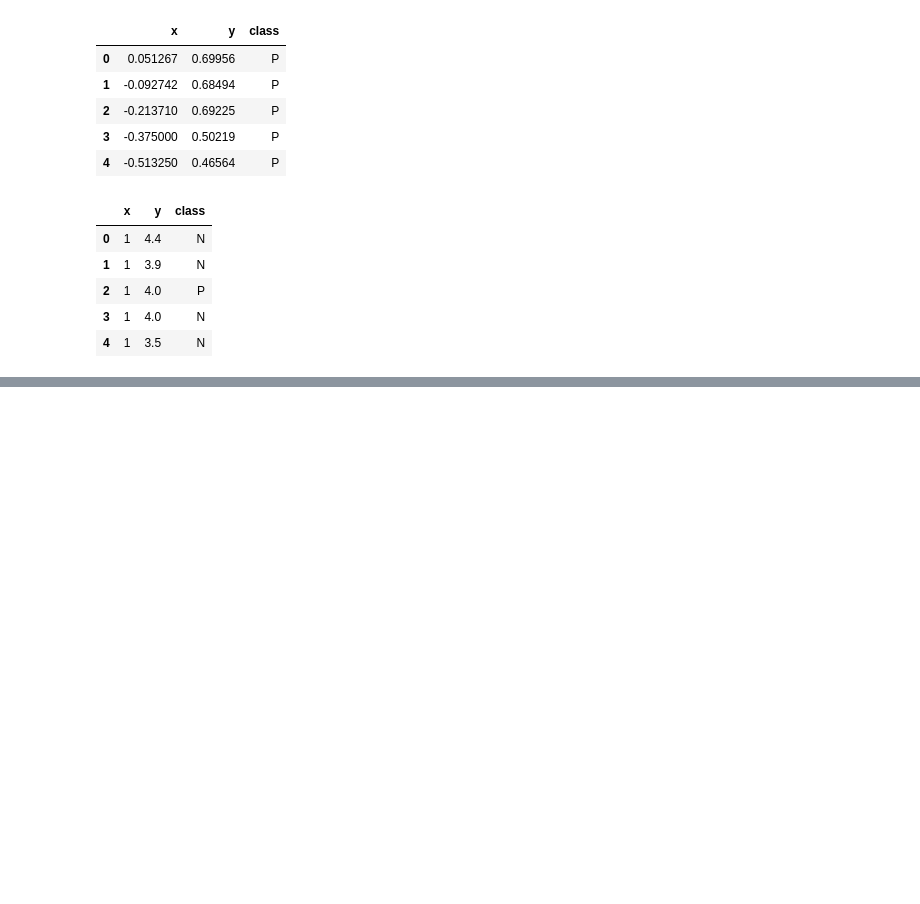
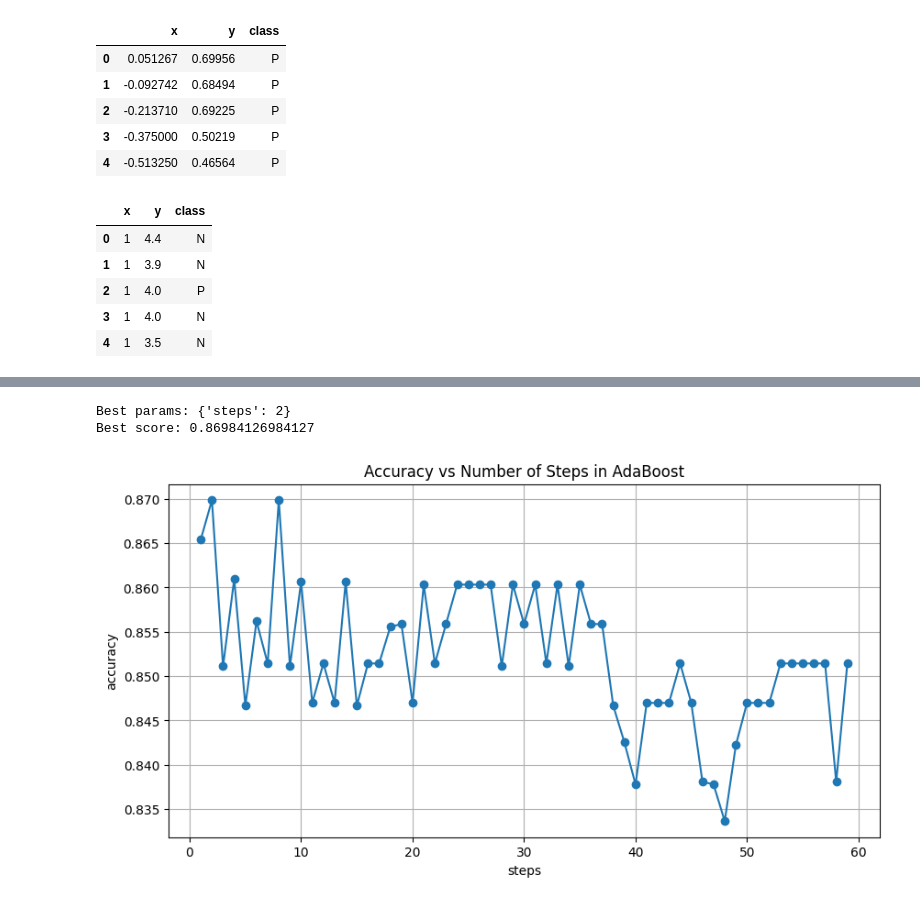
Before and after one commit to Navu45/mipt_machine_learning, a Jupyter notebook: hw4.ipynb, the cells around one changed output, grey strips where cells are left out. Saved outputs shown, nothing was run; the diff lists cells and outputs as text; code cells hidden in the pictures; blank space fills up the shorter version.

```diff
--- a/hw4.ipynb
+++ b/hw4.ipynb
@@ -147,0 +181,6 @@ AdaBoost(base=<class 'sklearn.tree._classes.DecisionTreeClassifier'>,
+# %%
+kfold(*X_y(geyser))
+# %% [output]
+Best params: {'steps': 2}
+Best score: 0.86984126984127
+[figure, added]
```
Also changed, not shown: parts of 4 cells of this notebook.
